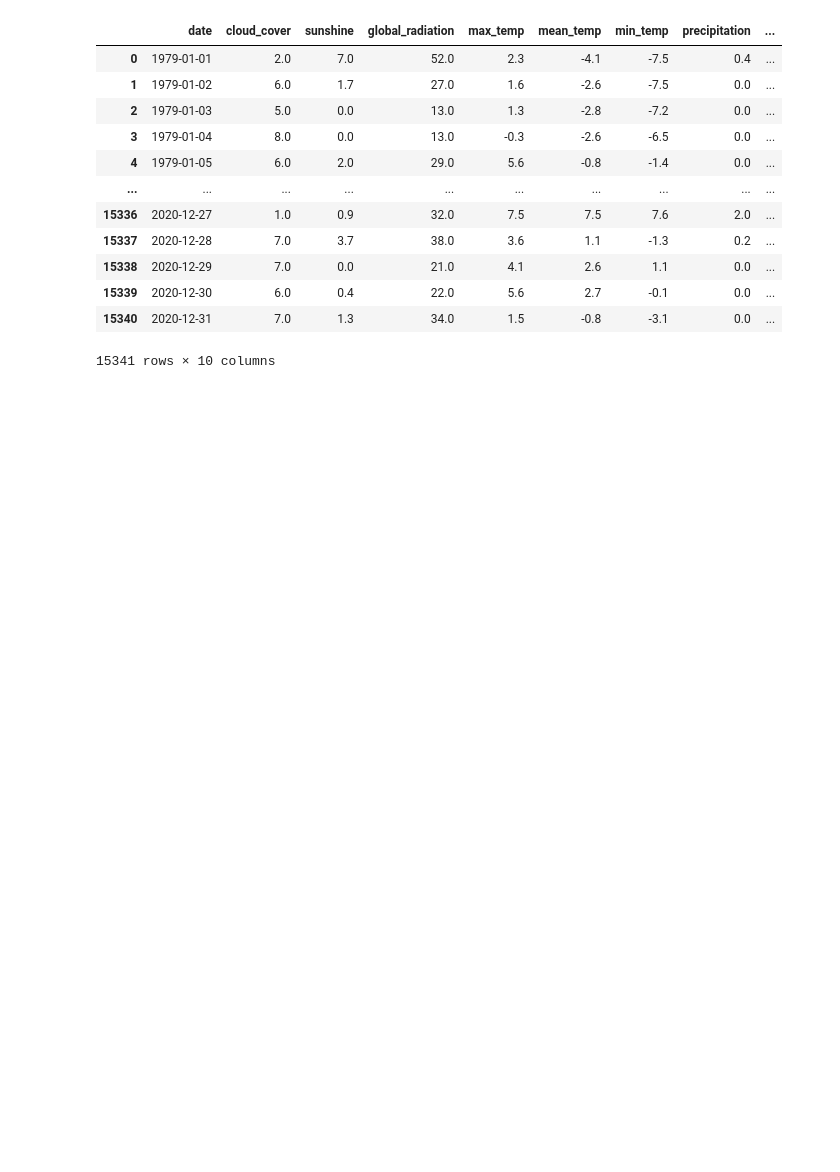
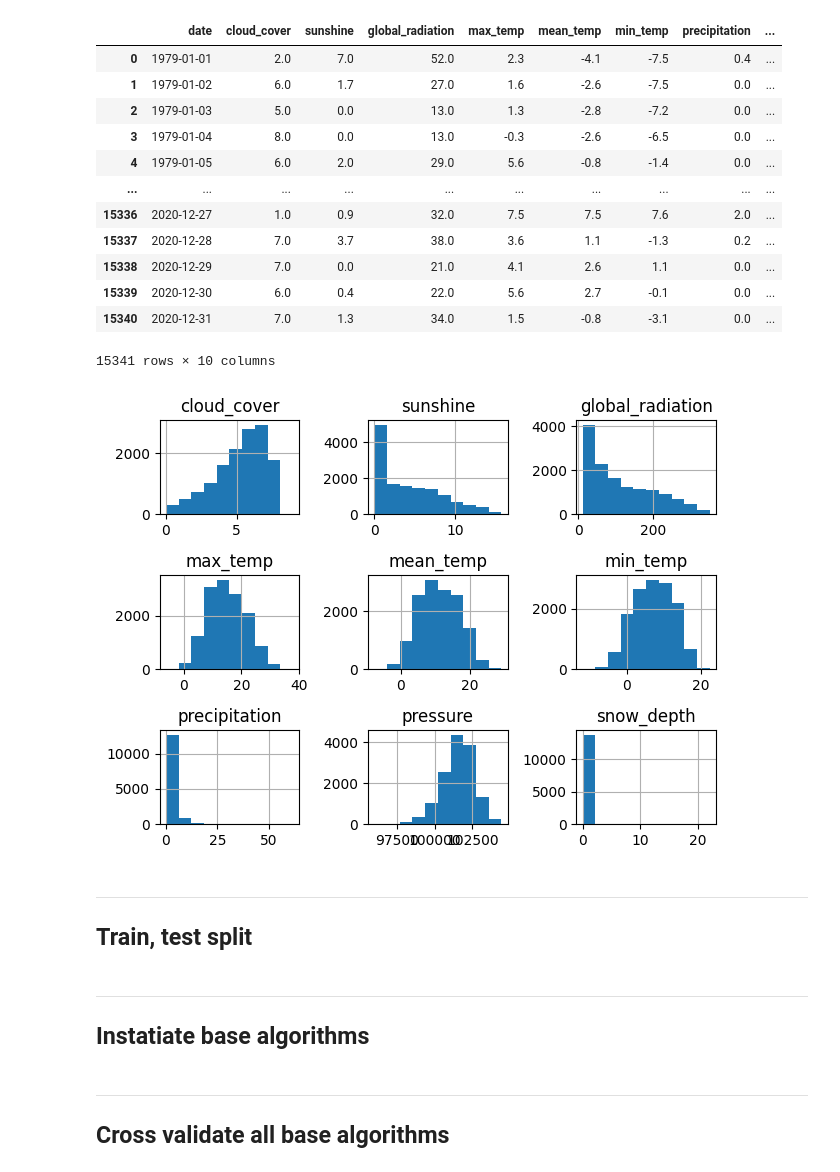
Before and after one commit to mardelmir/Team_Challenge_Deployment, a Jupyter notebook: notebooks/modelling_will.ipynb, the cells around one changed output. Drawn from its saved outputs; the diff is of its cells as text; code cells hidden in the pictures; blank space fills up the shorter version.

```diff
--- a/notebooks/modelling_will.ipynb
+++ b/notebooks/modelling_will.ipynb
@@ -49,3 +45,15 @@ df
 | 15339 | 2020-12-30 | 6.0 | 0.4 | 22.0 | 5.6 | 2.7 | -0.1 | 0.0 | ... |
 | 15340 | 2020-12-31 | 7.0 | 1.3 | 34.0 | 1.5 | -0.8 | -3.1 | 0.0 | ... |
 15341 rows × 10 columns
+# %%
+df.dropna(axis=0, inplace=True)
+# %%
+df.drop('date', axis=1, inplace=True)
+# %%
+df.hist()
+plt.tight_layout()
+# %% [output]
+[figure, added]
+# %% [markdown]
+---
+## Train, test split
@@ -51,0 +62,3 @@ df
+# %% [markdown]
+---
+## Instatiate base algorithms
@@ -51,0 +72,3 @@ df
+# %% [markdown]
+---
+## Cross validate all base algorithms
```
Also changed, not shown: parts of 15 cells of this notebook, 1 other file.
